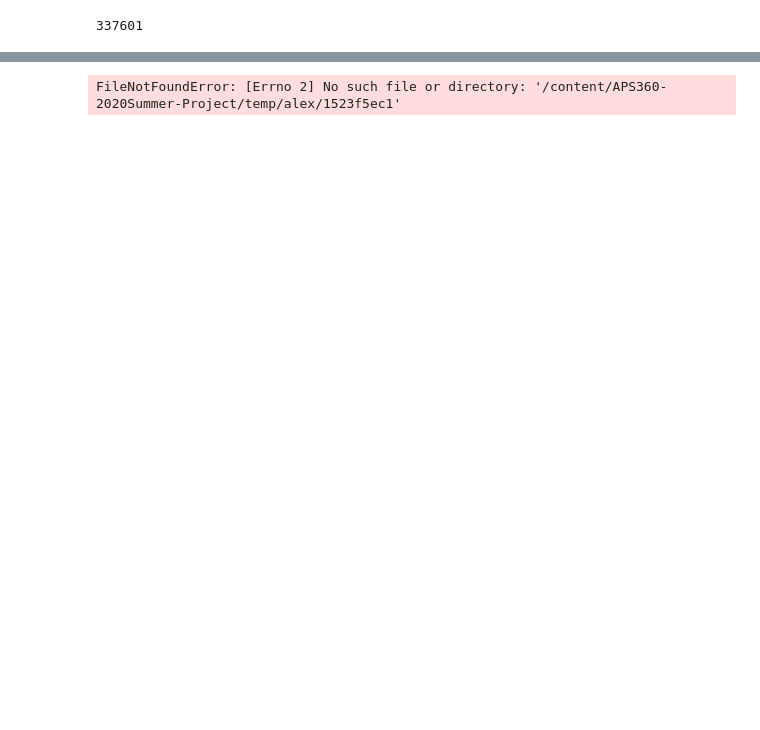
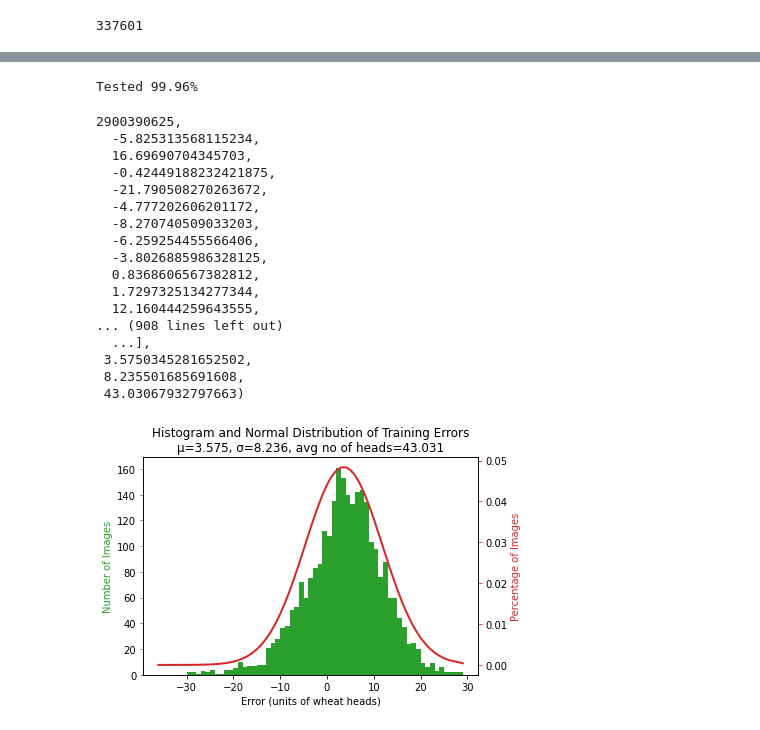
Before and after one commit to GerryChen117/2020-Summer-APS360-Project, a Jupyter notebook: model/AlexNet.ipynb, the cells around one changed output, grey strips where cells are left out. Cells and saved outputs as stored; diff of their text form; code cells hidden in the pictures; blank space fills up the shorter version.

```diff
--- a/model/AlexNet.ipynb
+++ b/model/AlexNet.ipynb
@@ -60,7 +60,24 @@ Epoch 9 | Time Taken: 3.88s | Training Error: 0.9481373265, Training loss: 8.715
 # %%
-net = alexNetA("alexNetA"); net.cuda()
 trainLoader, valLoader, testLoader = loadData(batchsize=1, inPath=os.getcwd()+'/temp/alex', mode='tensor')
 netPath = "/content/APS360-2020Summer-Project/saved/TrainingRuns/RegAdamTrainer/alexNetA_b64_te10_lr0.001"
 regresAnalysis(net, trainLoader, netPath)
 # %% [output]
-FileNotFoundError: [Errno 2] No such file or directory: '/content/APS360-2020Summer-Project/temp/alex/1523f5ec1'
+Tested 99.96%
+2900390625,
+  -5.825313568115234,
+  16.69690704345703,
+  -0.42449188232421875,
+  -21.790508270263672,
+  -4.777202606201172,
+  -8.270740509033203,
+  -6.259254455566406,
+  -3.8026885986328125,
+  0.8368606567382812,
+  1.7297325134277344,
+  12.160444259643555,
+... (908 lines left out)
+  ...],
+ 3.5750345281652502,
+ 8.235501685691608,
+ 43.03067932797663)
+[figure, added]
```
Also changed, not shown: parts of 6 cells of this notebook, 15 other files.
